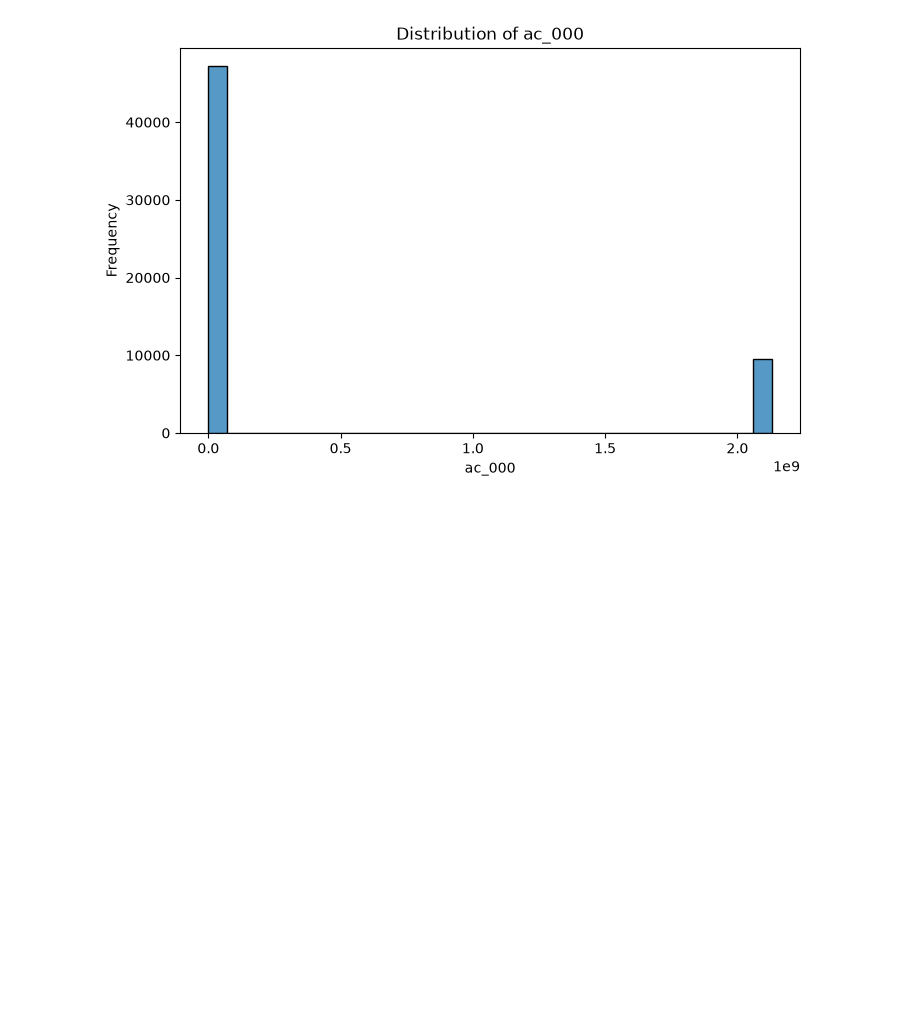
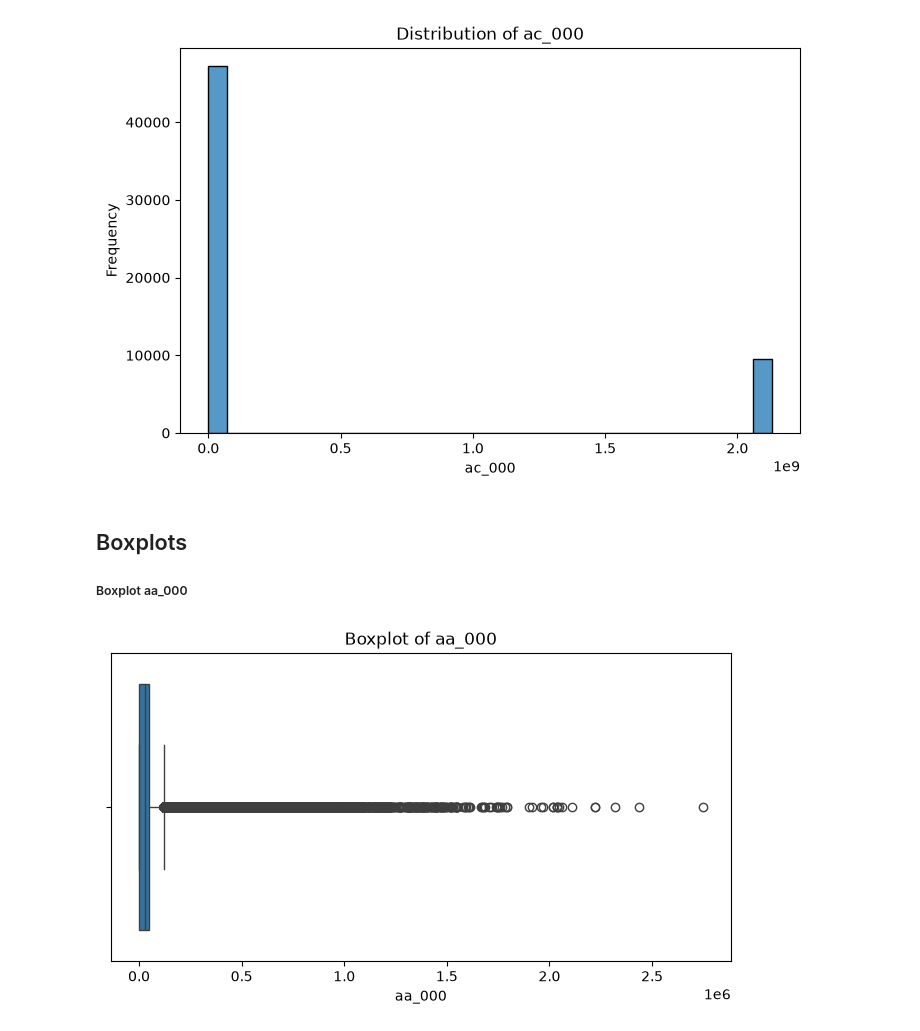
Before and after one commit to Rupesh-Mane/air-pressure-system-failure-prediction, a Jupyter notebook: notebooks/02_EDA.ipynb, the cells around one changed output. Cells and saved outputs as stored; diff of their text form; code cells hidden in the pictures; blank space fills up the shorter version.

Commit message:
boxplot

```diff
--- a/notebooks/02_EDA.ipynb
+++ b/notebooks/02_EDA.ipynb
@@ -148,3 +148,17 @@ plt.ylabel("Frequency")
 plt.show()
 # %% [output]
 [figure]
+# %% [markdown]
+## Boxplots
+##### Boxplot aa_000
+# %%
+plt.figure(figsize=(8,4))
+
+sns.boxplot(x=df_eda["aa_000"])
+
+plt.title("Boxplot of aa_000")
+plt.xlabel("aa_000")
+
+plt.show()
+# %% [output]
+[figure, added]
```
Also changed, not shown: parts of 4 cells of this notebook.
